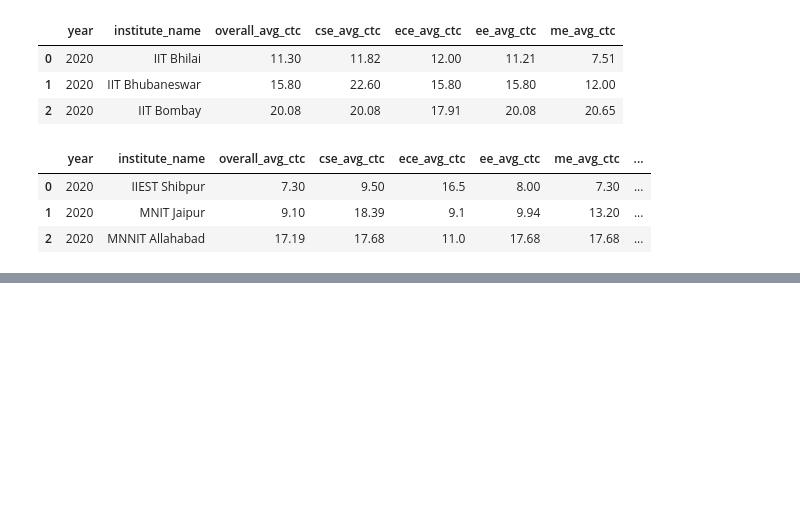
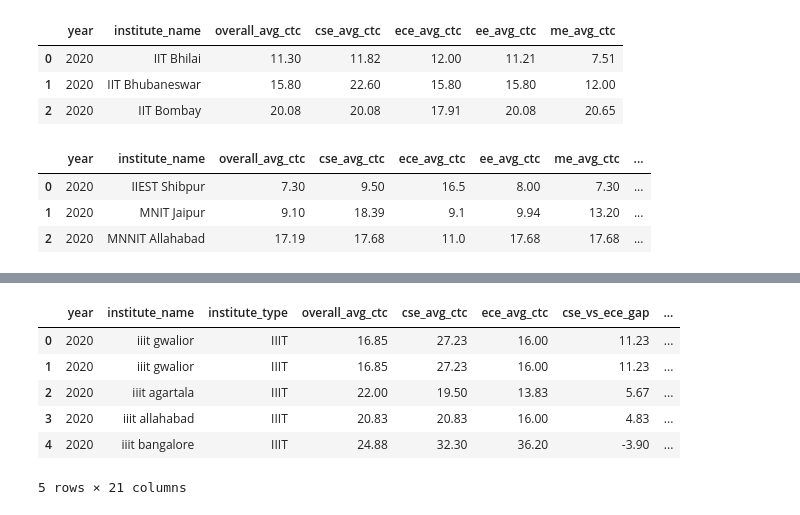
Before and after one commit to anuragchaubey1224/smart-college-recommender, a Jupyter notebook: notebooks/merge_placement_meta.ipynb, the cells around one changed output, grey strips where cells are left out. Cells and saved outputs as stored; diff of their text form; code cells hidden in the pictures; blank space fills up the shorter version.

```diff
--- a/notebooks/merge_placement_meta.ipynb
+++ b/notebooks/merge_placement_meta.ipynb
@@ -64,0 +422,10 @@ df_placement.to_csv("/Users/anuragchaubey/smart-college-recommender/data/merged/
+# %%
+df_master.head(5)
+# %% [output]
+|  | year | institute_name | institute_type | overall_avg_ctc | cse_avg_ctc | ece_avg_ctc | cse_vs_ece_gap | ... |
+| 0 | 2020 | iiit gwalior | IIIT | 16.85 | 27.23 | 16.00 | 11.23 | ... |
+| 1 | 2020 | iiit gwalior | IIIT | 16.85 | 27.23 | 16.00 | 11.23 | ... |
+| 2 | 2020 | iiit agartala | IIIT | 22.00 | 19.50 | 13.83 | 5.67 | ... |
+| 3 | 2020 | iiit allahabad | IIIT | 20.83 | 20.83 | 16.00 | 4.83 | ... |
+| 4 | 2020 | iiit bangalore | IIIT | 24.88 | 32.30 | 36.20 | -3.90 | ... |
+5 rows × 21 columns
```
Also changed, not shown: parts of 18 cells of this notebook, 1 other file.
